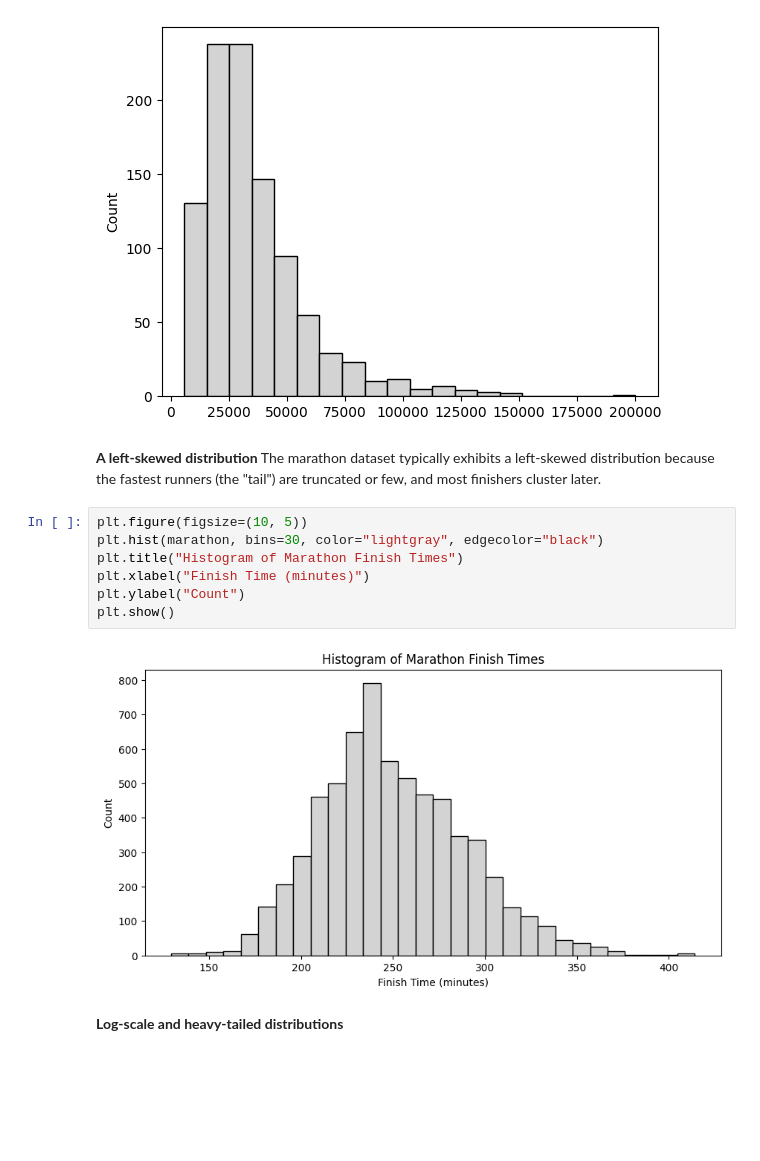
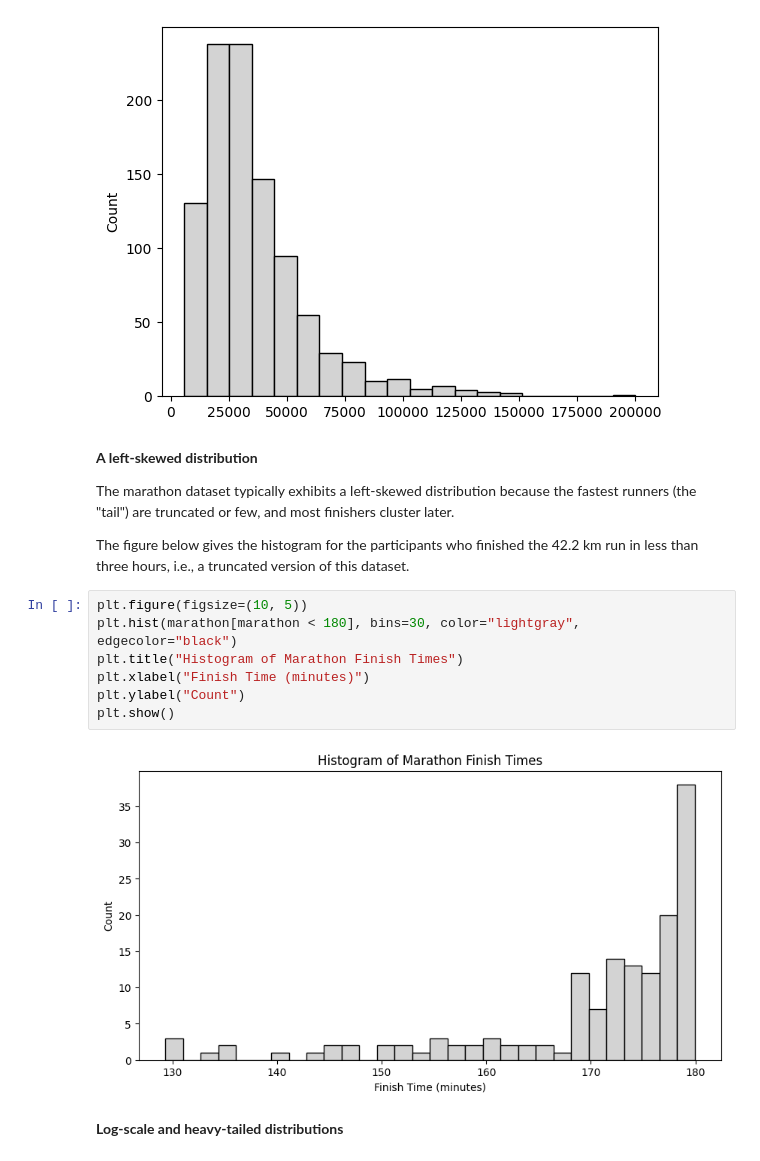
Before and after one commit to adong-hood/cs200, a Jupyter notebook: assignment2_descriptive_statistics.ipynb, the cells around one changed output. Cells and saved outputs as stored; diff of their text form; blank space fills up the shorter version.

```diff
--- a/assignment2_descriptive_statistics.ipynb
+++ b/assignment2_descriptive_statistics.ipynb
@@ -51,16 +55,17 @@ plt.show()
 [figure]
 # %% [markdown]
 **A left-skewed distribution**
-The marathon dataset typically exhibits a left-skewed distribution because the fastest runners (the "tail") are truncated or few, and most finishers cluster later.
+<p>The marathon dataset typically exhibits a left-skewed distribution because the fastest runners (the "tail") are truncated or few, and most finishers cluster later.</p>
+The figure below gives the histogram for the participants who finished the 42.2 km run in less than three hours, i.e., a truncated version of this dataset.
 # %%
 plt.figure(figsize=(10, 5))
-plt.hist(marathon, bins=30, color="lightgray", edgecolor="black")
+plt.hist(marathon[marathon < 180], bins=30, color="lightgray", edgecolor="black")
 plt.title("Histogram of Marathon Finish Times")
 plt.xlabel("Finish Time (minutes)")
 plt.ylabel("Count")
 plt.show()
 # %% [output]
-[figure, old version]
+[figure, new version]
 # %% [markdown]
 **Log-scale and heavy-tailed distributions**
 # %%
```
Also changed, not shown: parts of 26 cells of this notebook.
